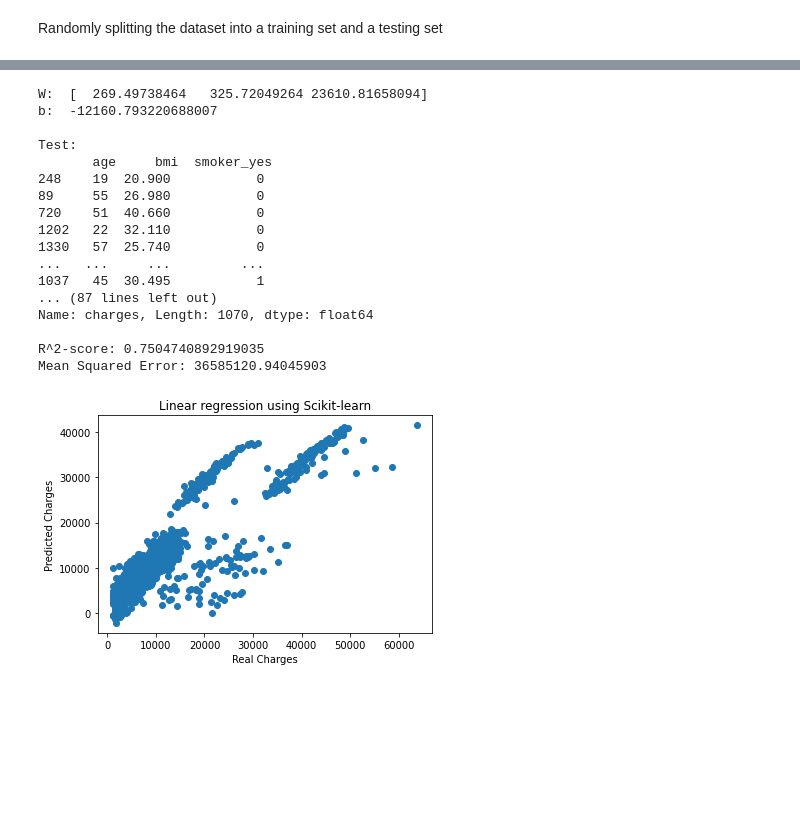
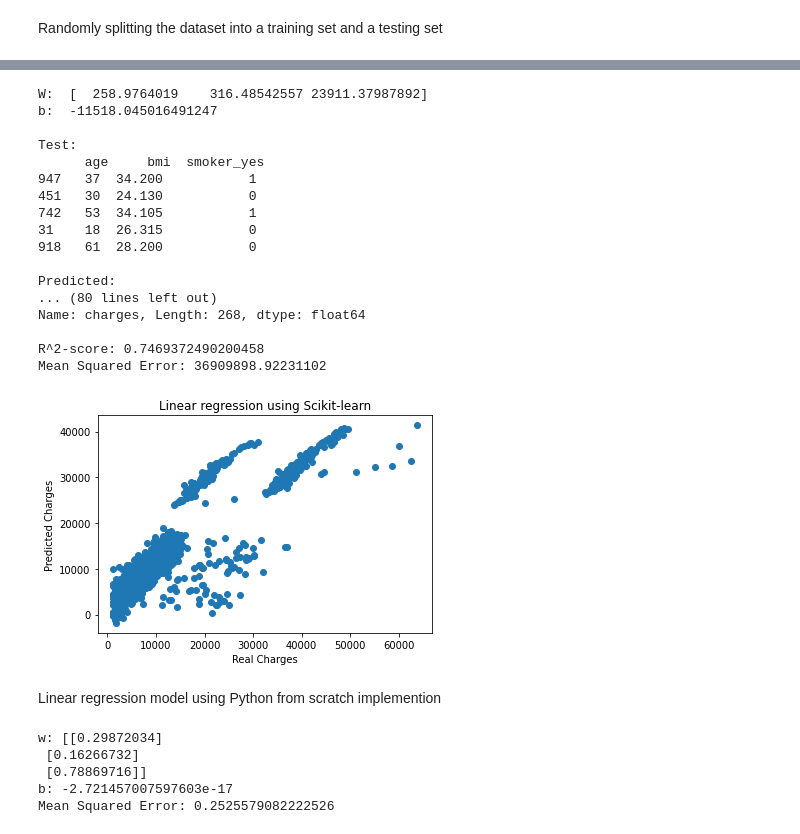
Before and after one commit to Ali-Afifi/ML-for-robotics, a Jupyter notebook: Task1/linear-regression.ipynb, the cells around one changed output, grey strips where cells are left out. Drawn from its saved outputs; the diff is of its cells as text; code cells hidden in the pictures; blank space fills up the shorter version.

Commit message:
Finished Task1 the from scratch implementation

```diff
--- a/Task1/linear-regression.ipynb
+++ b/Task1/linear-regression.ipynb
@@ -100,7 +100,7 @@ Linear regression model using scikit-learn
 # %%
 # function definition
 
-def sklearn_linear_regression(X_train, y_train, X_test):
+def sklearn_linear_regression(X_train, y_train, X_test, y_test):
 
     line = linear_model.LinearRegression()
     line = line.fit(X_train, y_train)
@@ -111,8 +111,8 @@ def sklearn_linear_regression(X_train, y_train, X_test):
     # Show real vs predicted results
     print('W: ', line.coef_)
     print('b: ', line.intercept_, '\n')
-    print('Test:\n', X_test, '\nPredicted:\n', line.predict(X_test), '\n')
-    print('Real:\n', y_train, '\n')
+    print('Test:\n', X_test.head(), '\n\nPredicted:\n', line.predict(X_test), '\n')
+    print('Real:\n', y_test, '\n')
     print("R^2-score:", r2_score(y_train, y_pred))
     print("Mean Squared Error:", mean_squared_error(y_train, y_pred))
 
@@ -151,23 +151,25 @@ train set:
 max      64.000000    53.130000  63770.428010     1.000000
 # %%
 sklearn_linear_regression(
-    train[['age', 'bmi', 'smoker_yes']], train["charges"], test[['age', 'bmi', 'smoker_yes']])
+    train[["age", "bmi", "smoker_yes"]], train["charges"], test[["age", "bmi", "smoker_yes"]], test["charges"])
 # %% [output]
-W:  [  269.49738464   325.72049264 23610.81658094]
-b:  -12160.793220688007
+W:  [  258.9764019    316.48542557 23911.37987892]
+b:  -11518.045016491247
 
 Test:
-       age     bmi  smoker_yes
-248    19  20.900           0
-89     55  26.980           0
-720    51  40.660           0
-1202   22  32.110           0
-1330   57  25.740           0
-...   ...     ...         ...
-1037   45  30.495           1
-... (87 lines left out)
-Name: charges, Length: 1070, dtype: float64
+      age     bmi  smoker_yes
+947   37  34.200           1
+451   30  24.130           0
+742   53  34.105           1
+31    18  26.315           0
+918   61  28.200           0
 
-R^2-score: 0.7504740892919035
-Mean Squared Error: 36585120.94045903
+Predicted:
+... (80 lines left out)
+Name: charges, Length: 268, dtype: float64
+
+R^2-score: 0.7469372490200458
+Mean Squared Error: 36909898.92231102
-[figure, old version]
+[figure, new version]
+# %% [markdown]
+Linear regression model using Python from scratch implemention
@@ -173,0 +206,26 @@ Mean Squared Error: 36585120.94045903
+# %%
+X = df[['age','bmi','smoker_yes']]
+y = df[['charges']]
+
+X_norm, X_mean, X_std = normalize(X.values)
+y_norm, y_mean, y_std = normalize(y.values.reshape(-1, 1))
+
+alpha = 0.01
+T = 500
+
+w, b, y_predict = lin_regression(X_norm, y_norm, T, alpha)
+mse = np.mean(np.square(y_norm - y_predict))
+
+# Denormalize the predicted and the real charges
+y_predict_denorm = (y_predict * y_std) + y_mean.flatten()
+y_denorm = (y_norm * y_std) + y_mean.flatten()
+
+print("w:", w)
+print("b:", b)
+print("Mean Squared Error:", mse)
+# %% [output]
+w: [[0.29872034]
+ [0.16266732]
+ [0.78869716]]
+b: -2.721457007597603e-17
+Mean Squared Error: 0.2525579082222526
```
Also changed, not shown: parts of 5 cells of this notebook.
